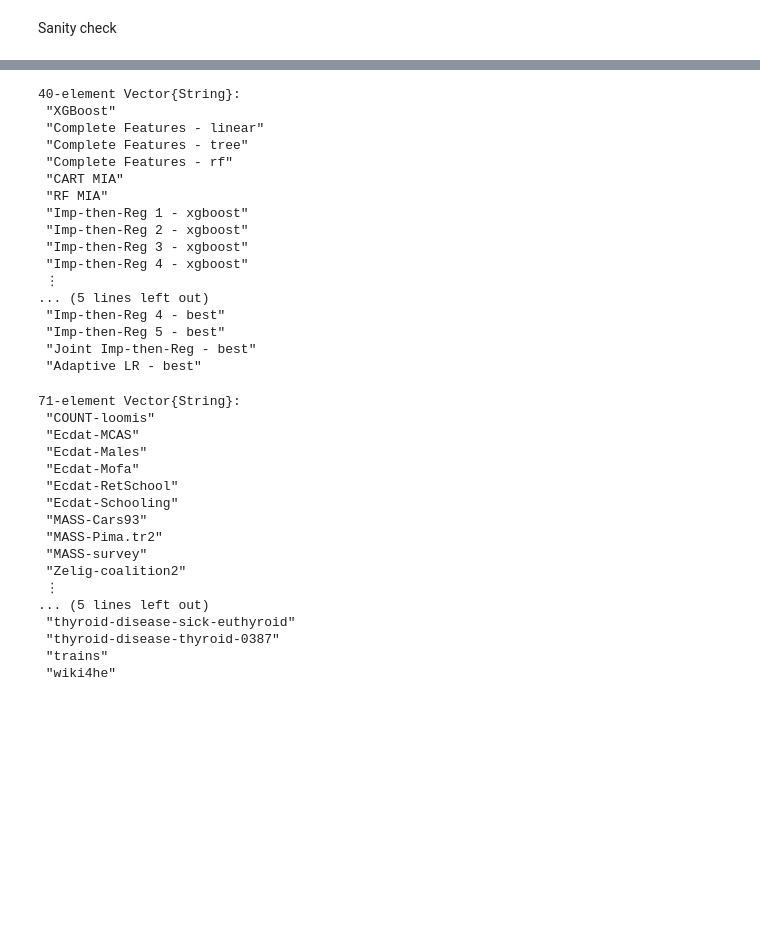
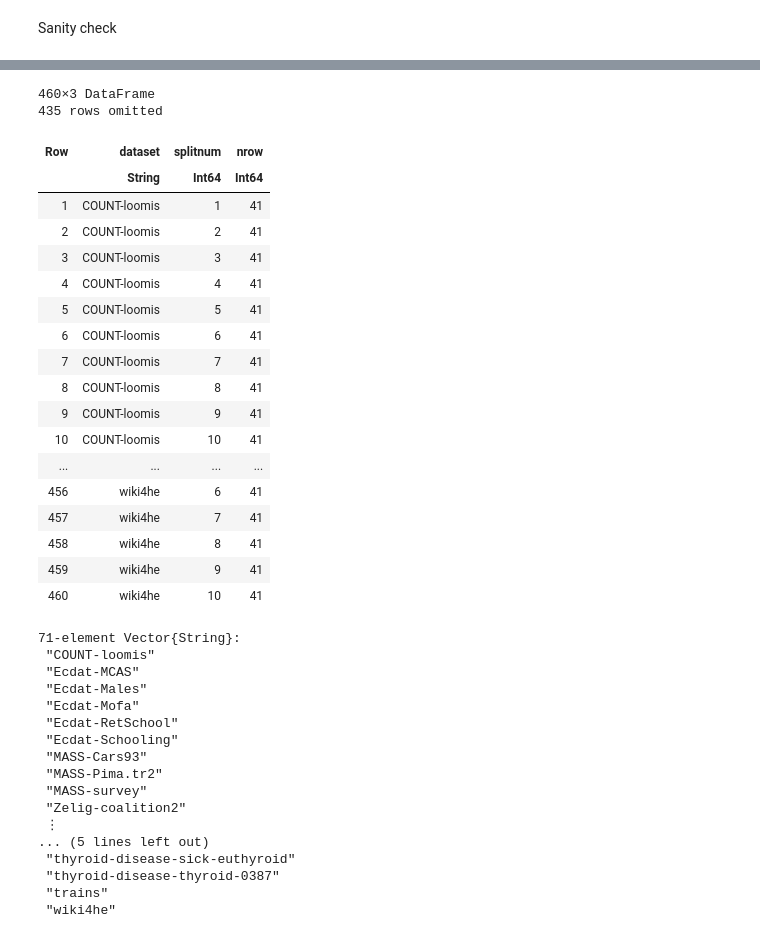
Before and after one commit to adelarue/PMD, a Jupyter notebook: results/Compile results together.ipynb, the cells around one changed output, grey strips where cells are left out. Cells and saved outputs as stored; diff of their text form; code cells hidden in the pictures; blank space fills up the shorter version.

Commit message:
fix issue with dataset 52

```diff
--- a/results/Compile results together.ipynb
+++ b/results/Compile results together.ipynb
@@ -329,23 +298,46 @@ unique(filter( t-> t[:nrow] < 10, combine(groupby(res, [:dataset, :method]), nro
-# %%
-unique(res[:,:method])
-# %% [output]
-40-element Vector{String}:
- "XGBoost"
- "Complete Features - linear"
- "Complete Features - tree"
- "Complete Features - rf"
- "CART MIA"
- "RF MIA"
- "Imp-then-Reg 1 - xgboost"
- "Imp-then-Reg 2 - xgboost"
- "Imp-then-Reg 3 - xgboost"
- "Imp-then-Reg 4 - xgboost"
- ⋮
-... (5 lines left out)
- "Imp-then-Reg 4 - best"
- "Imp-then-Reg 5 - best"
- "Joint Imp-then-Reg - best"
- "Adaptive LR - best"
+# %%
+feasible_combinations = unique(res[:,[:dataset]])
+feasible_combinations = crossjoin(feasible_combinations, DataFrame(splitnum=1:10))
+
+pbdatasets = leftjoin(feasible_combinations, res, on=[:dataset, :splitnum])
+gd = groupby(pbdatasets, [:dataset, :splitnum])
+sort(combine(gd, nrow), :nrow)
+
+# unique(res[:,[:dataset, :kMissing, :splitnum, :X_setting, :Y_setting]]), on=[:dataset, :kMissing, :splitnum, :X_setting, :Y_setting])
+# pbdatasets = unique(pbdatasets[:,[:dataset, :X_setting, :Y_setting, :splitnum]])
+
+# dataset_list = [d for d in readdir("../datasets/") if !startswith(d, ".")]
+# sort!(dataset_list)
+
+# pbdatasets[!,:array_num] .= (pbdatasets[:,:splitnum] .- 1) .* 71
+# pbdatasets[!,:array_num] .+= map(t -> findfirst(t .== dataset_list)-1, pbdatasets[:,:dataset])
+
+# pbdatasets[!,:back_dnum] .= map(t -> dataset_list[mod(t, 71) + 1], pbdatasets[:,:array_num])
+# pbdatasets[!,:back_splitnum] .= map(t -> div(t, 71) + 1, pbdatasets[:,:array_num])
+
+# @assert all(pbdatasets[:,:back_dnum] .== pbdatasets[:,:dataset])
+# @assert all(pbdatasets[:,:back_splitnum] .== pbdatasets[:,:splitnum])
+# %% [output]
+460×3 DataFrame
+435 rows omitted
+| Row | dataset | splitnum | nrow |
+|  | String | Int64 | Int64 |
+| 1 | COUNT-loomis | 1 | 41 |
+| 2 | COUNT-loomis | 2 | 41 |
+| 3 | COUNT-loomis | 3 | 41 |
+| 4 | COUNT-loomis | 4 | 41 |
+| 5 | COUNT-loomis | 5 | 41 |
+| 6 | COUNT-loomis | 6 | 41 |
+| 7 | COUNT-loomis | 7 | 41 |
+| 8 | COUNT-loomis | 8 | 41 |
+| 9 | COUNT-loomis | 9 | 41 |
+| 10 | COUNT-loomis | 10 | 41 |
+| ... | ... | ... | ... |
+| 456 | wiki4he | 6 | 41 |
+| 457 | wiki4he | 7 | 41 |
+| 458 | wiki4he | 8 | 41 |
+| 459 | wiki4he | 9 | 41 |
+| 460 | wiki4he | 10 | 41 |
 # %%
 dataset_list = [d for d in readdir("../datasets/") if !startswith(d, ".")]
 sort!(dataset_list)
```
Also changed, not shown: parts of 11 cells of this notebook, 1 other file.
